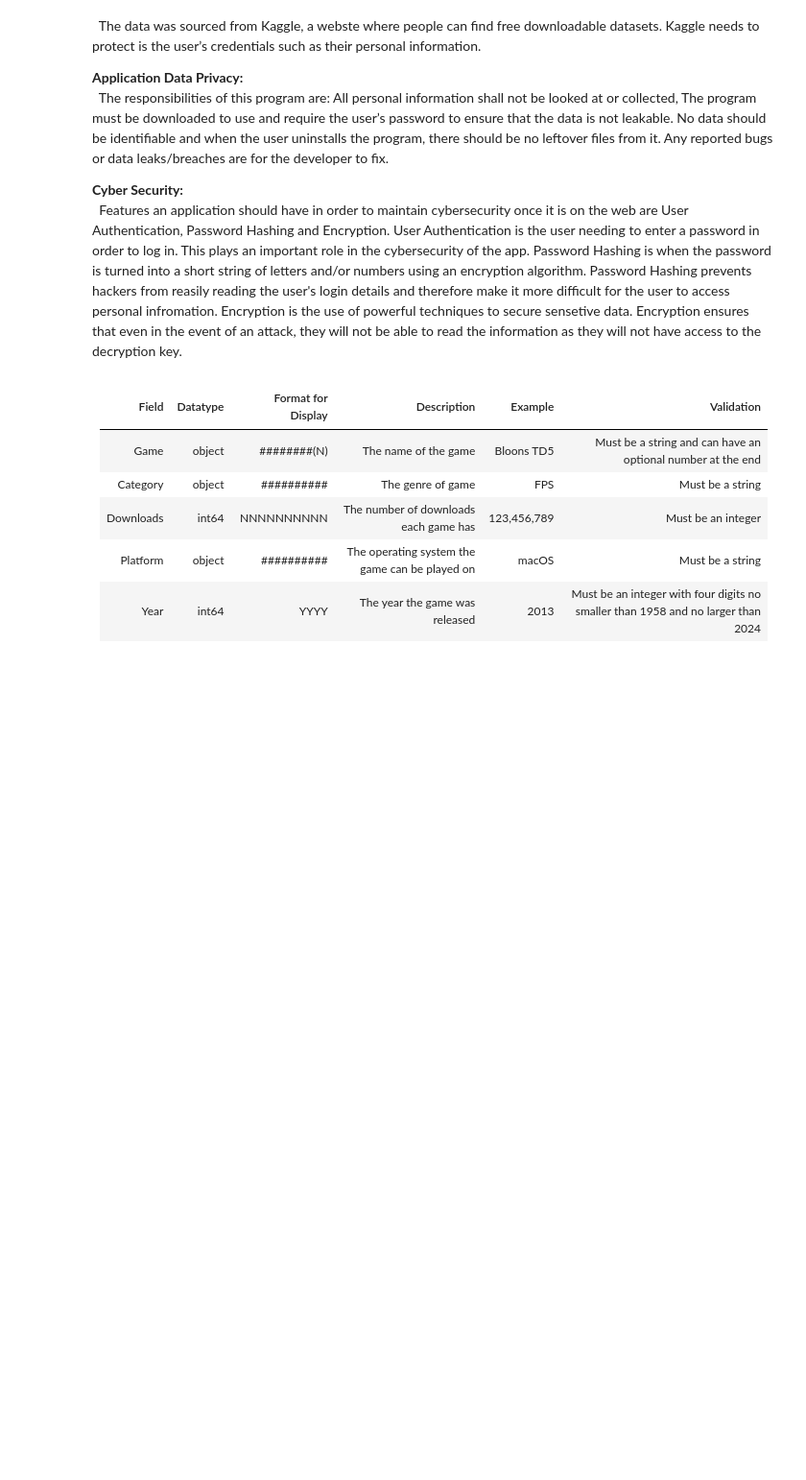
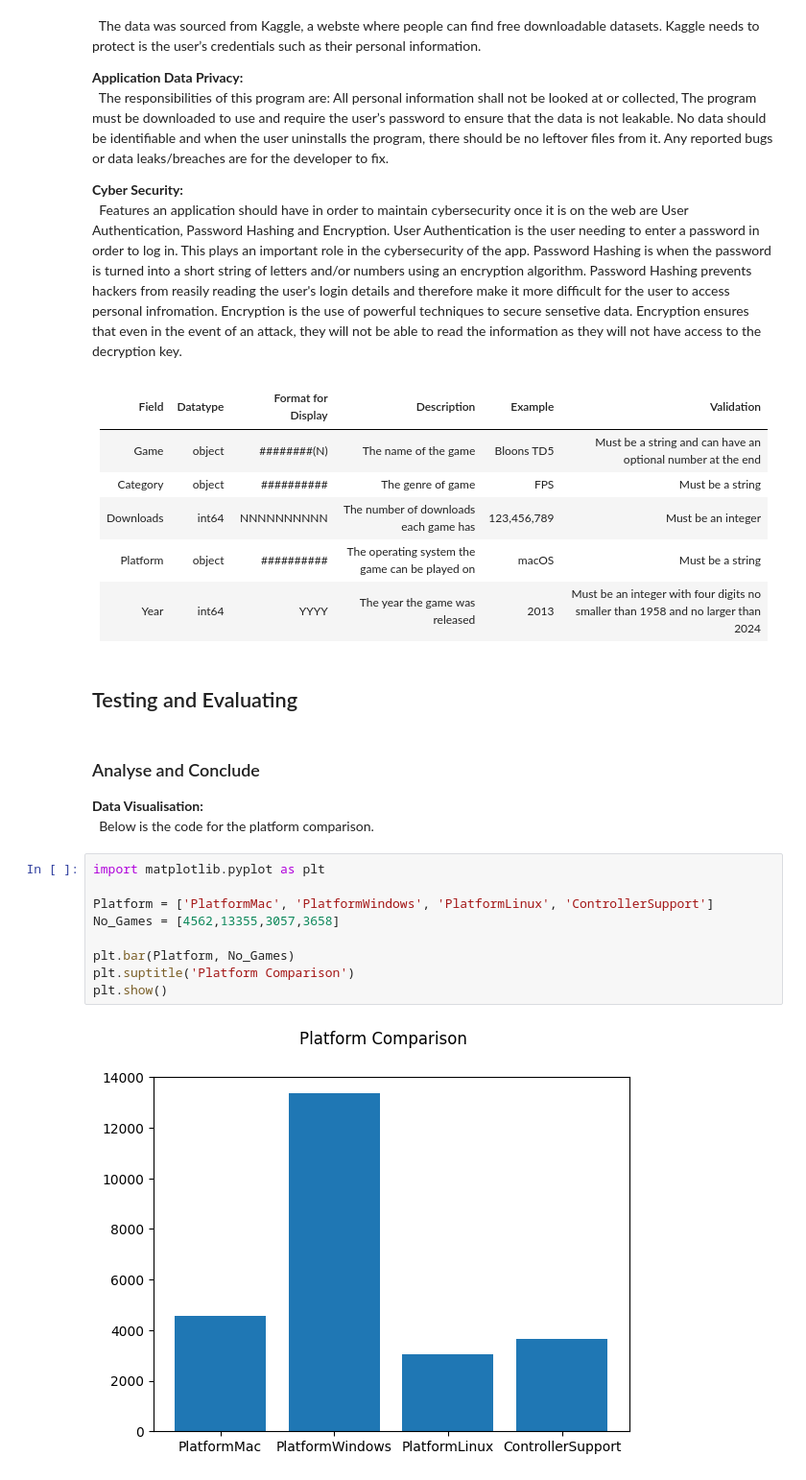
Before and after one commit to CursedToxic/9CT-Assessment-Task-2, a Jupyter notebook: Research_Task.ipynb, the cells around one changed output. Shown at 96% size. Cells and saved outputs as stored; diff of their text form; blank space fills up the shorter version.

```diff
--- a/Research_Task.ipynb
+++ b/Research_Task.ipynb
@@ -126,3 +126,20 @@
 |Downloads|int64| NNNNNNNNNN | The number of downloads each game has | 123,456,789 | Must be an integer |
 |Platform|object| ########## | The operating system the game can be played on | macOS | Must be a string |
 |Year|int64| YYYY | The year the game was released | 2013 | Must be an integer with four digits no smaller than 1958 and no larger than 2024 |
+# %% [markdown]
+## Testing and Evaluating
+# %% [markdown]
+### Analyse and Conclude
+**Data Visualisation:**\
+&nbsp; Below is the code for the platform comparison.
+# %%
+import matplotlib.pyplot as plt
+
+Platform = ['PlatformMac', 'PlatformWindows', 'PlatformLinux', 'ControllerSupport']
+No_Games = [4562,13355,3057,3658]
+
+plt.bar(Platform, No_Games)
+plt.suptitle('Platform Comparison')
+plt.show()
+# %% [output]
+[figure, added]
```
Also changed, not shown: parts of 4 cells of this notebook, 1 other file.
